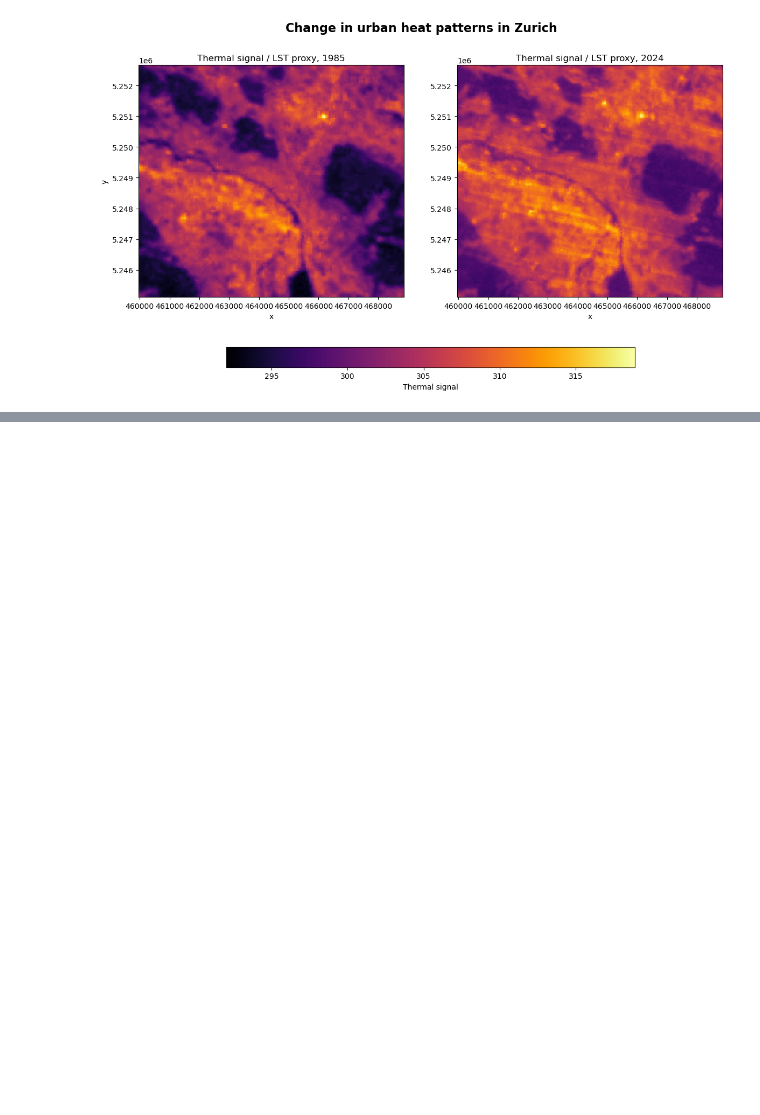
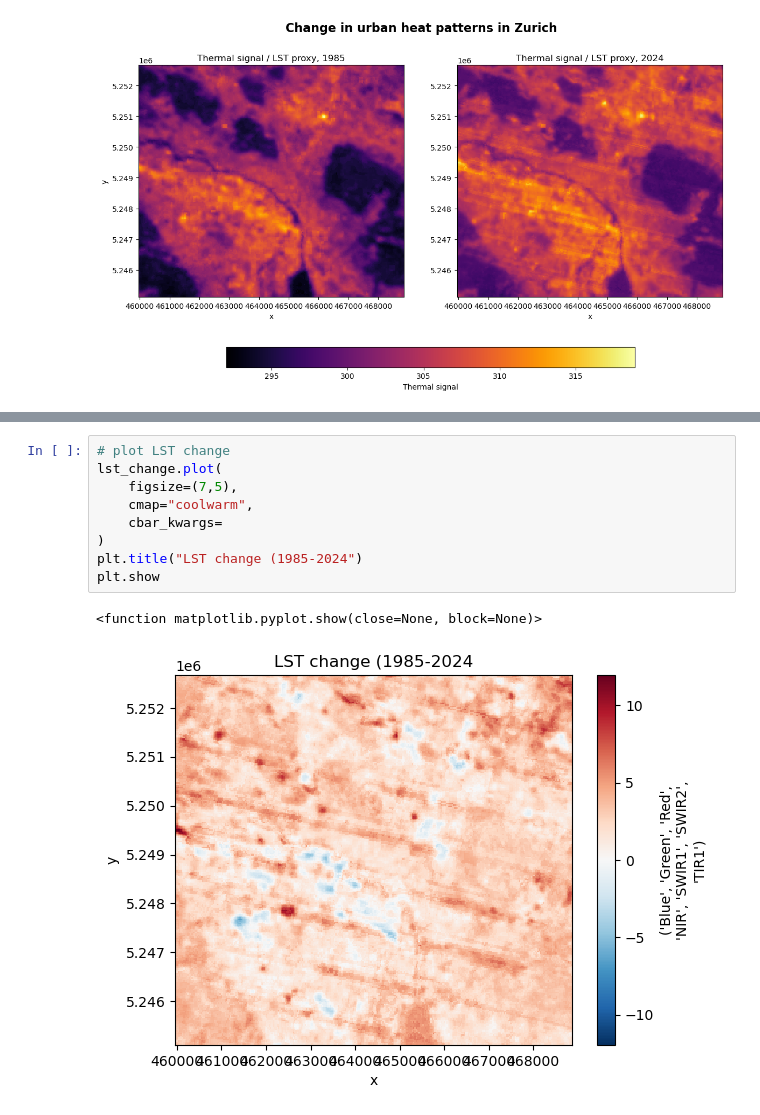
Before and after one commit to silhoe/SDS_project, a Jupyter notebook: notebooks/Project3_new.ipynb, the cells around one changed output, grey strips where cells are left out. Saved outputs shown, nothing was run; the diff lists cells and outputs as text; blank space fills up the shorter version.

```diff
--- a/notebooks/Project3_new.ipynb
+++ b/notebooks/Project3_new.ipynb
@@ -352,0 +402,12 @@ plt.show()
+# %%
+# plot LST change
+lst_change.plot(
+    figsize=(7,5),
+    cmap="coolwarm",
+    cbar_kwargs=
+)
+plt.title("LST change (1985-2024")
+plt.show
+# %% [output]
+<function matplotlib.pyplot.show(close=None, block=None)>
+[figure, added]
```
Also changed, not shown: parts of 2 cells of this notebook.
